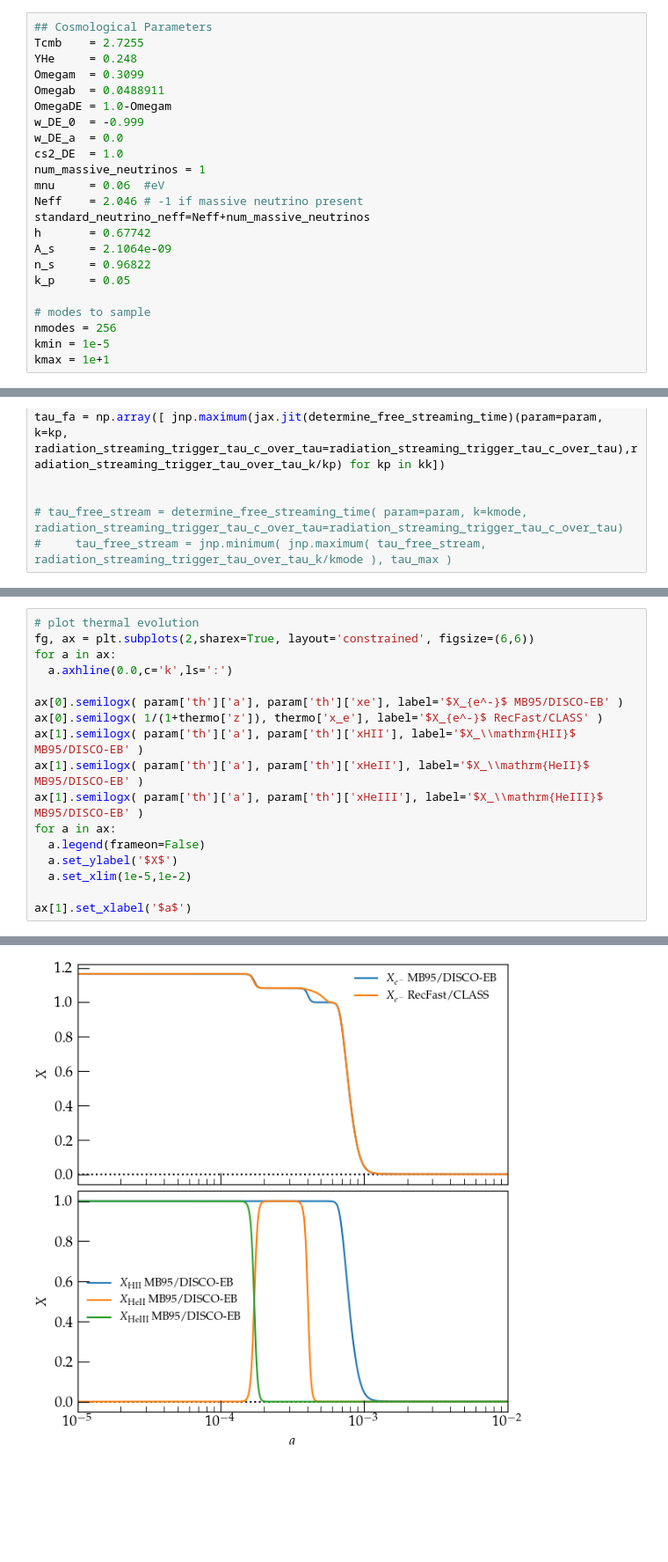
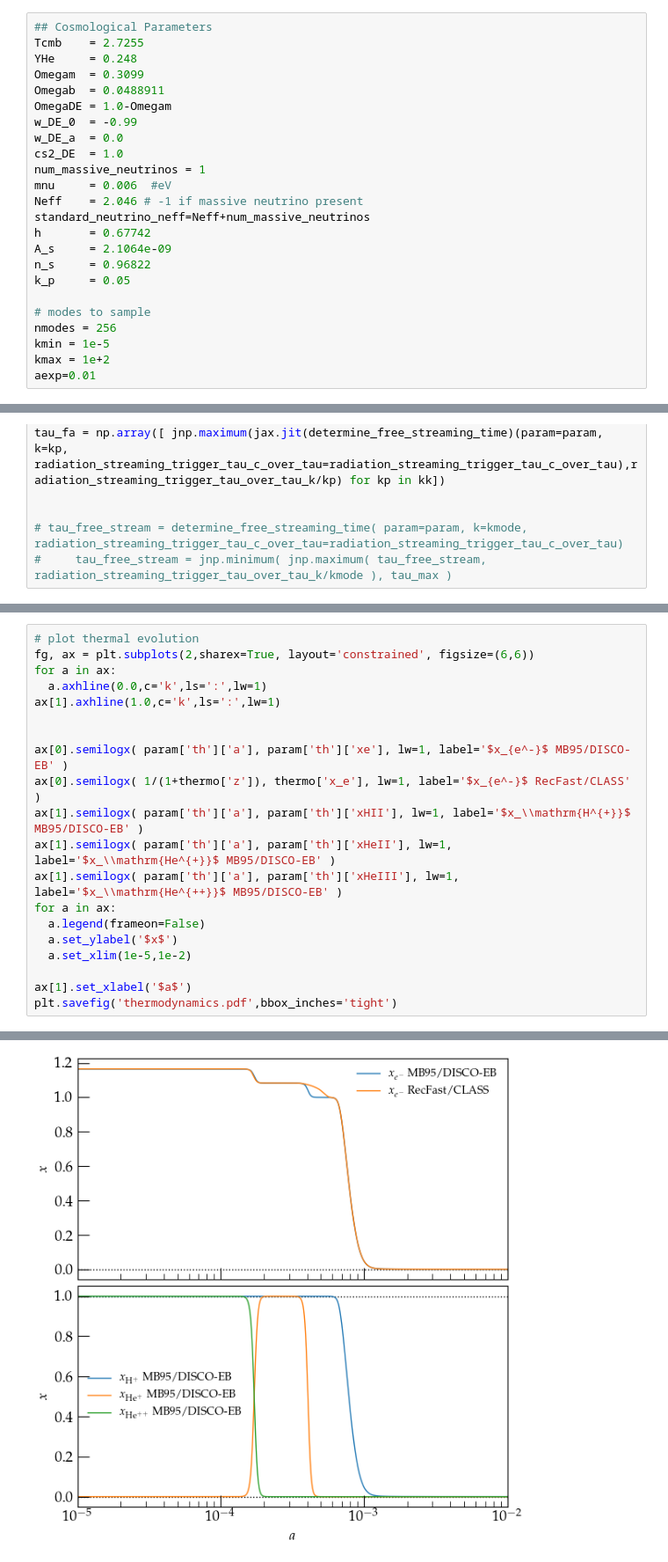
Before and after one commit to ohahn/DISCO-EB, a Jupyter notebook: nb_pylinger_class_comparison.ipynb, the cells around one changed output, grey strips where cells are left out. Shown: that part at 88% size. Saved outputs shown, nothing was run; the diff lists cells and outputs as text; blank space fills up the shorter version.

```diff
--- a/nb_pylinger_class_comparison.ipynb
+++ b/nb_pylinger_class_comparison.ipynb
@@ -49,11 +49,11 @@ YHe     = 0.248
 Omegam  = 0.3099
 Omegab  = 0.0488911
 OmegaDE = 1.0-Omegam
-w_DE_0  = -0.999
+w_DE_0  = -0.99
 w_DE_a  = 0.0
 cs2_DE  = 1.0
 num_massive_neutrinos = 1
-mnu     = 0.06  #eV
+mnu     = 0.006  #eV
 Neff    = 2.046 # -1 if massive neutrino present
 standard_neutrino_neff=Neff+num_massive_neutrinos
 h       = 0.67742
@@ -64,7 +64,8 @@ k_p     = 0.05
 # modes to sample
 nmodes = 256
 kmin = 1e-5
-kmax = 1e+1
+kmax = 1e+2
+aexp=0.01
 # %%
 # ## CAMB setup
 pars = camb.CAMBparams()
@@ -301,17 +402,20 @@ ax[1].set_xlim((1e-4,10))
 # plot thermal evolution
 fg, ax = plt.subplots(2,sharex=True, layout='constrained', figsize=(6,6))
 for a in ax:
-  a.axhline(0.0,c='k',ls=':')
+  a.axhline(0.0,c='k',ls=':',lw=1)
+ax[1].axhline(1.0,c='k',ls=':',lw=1)
 
-ax[0].semilogx( param['th']['a'], param['th']['xe'], label='$X_{e^-}$ MB95/DISCO-EB' )
-ax[0].semilogx( 1/(1+thermo['z']), thermo['x_e'], label='$X_{e^-}$ RecFast/CLASS' )
-ax[1].semilogx( param['th']['a'], param['th']['xHII'], label='$X_\\mathrm{HII}$ MB95/DISCO-EB' )
-ax[1].semilogx( param['th']['a'], param['th']['xHeII'], label='$X_\\mathrm{HeII}$ MB95/DISCO-EB' )
-ax[1].semilogx( param['th']['a'], param['th']['xHeIII'], label='$X_\\mathrm{HeIII}$ MB95/DISCO-EB' )
+
+ax[0].semilogx( param['th']['a'], param['th']['xe'], lw=1, label='$x_{e^-}$ MB95/DISCO-EB' )
+ax[0].semilogx( 1/(1+thermo['z']), thermo['x_e'], lw=1, label='$x_{e^-}$ RecFast/CLASS' )
+ax[1].semilogx( param['th']['a'], param['th']['xHII'], lw=1, label='$x_\\mathrm{H^{+}}$ MB95/DISCO-EB' )
+ax[1].semilogx( param['th']['a'], param['th']['xHeII'], lw=1, label='$x_\\mathrm{He^{+}}$ MB95/DISCO-EB' )
+ax[1].semilogx( param['th']['a'], param['th']['xHeIII'], lw=1, label='$x_\\mathrm{He^{++}}$ MB95/DISCO-EB' )
 for a in ax:
   a.legend(frameon=False)
-  a.set_ylabel('$X$')
+  a.set_ylabel('$x$')
   a.set_xlim(1e-5,1e-2)
 
 ax[1].set_xlabel('$a$')
+plt.savefig('thermodynamics.pdf',bbox_inches='tight')
 # %% [output]
@@ -319 +422 @@ Text(0.5, 0, '$a$')
-[figure, old version]
+[figure, new version]
```
Also changed, not shown: parts of 15 cells of this notebook.
